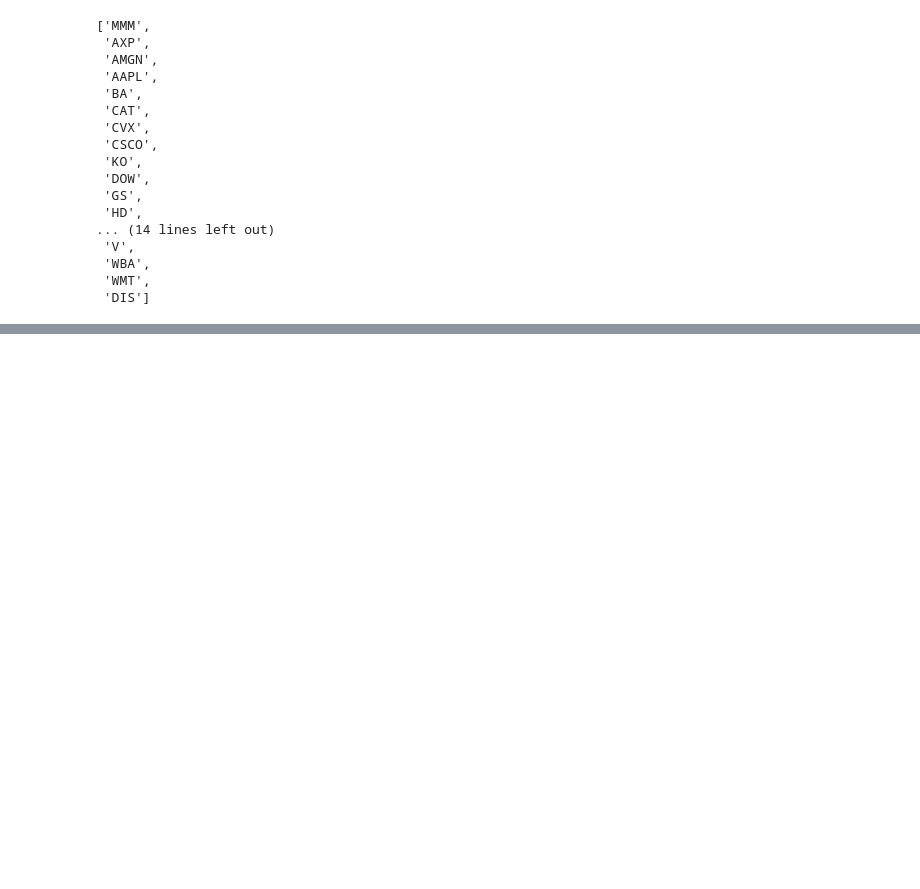
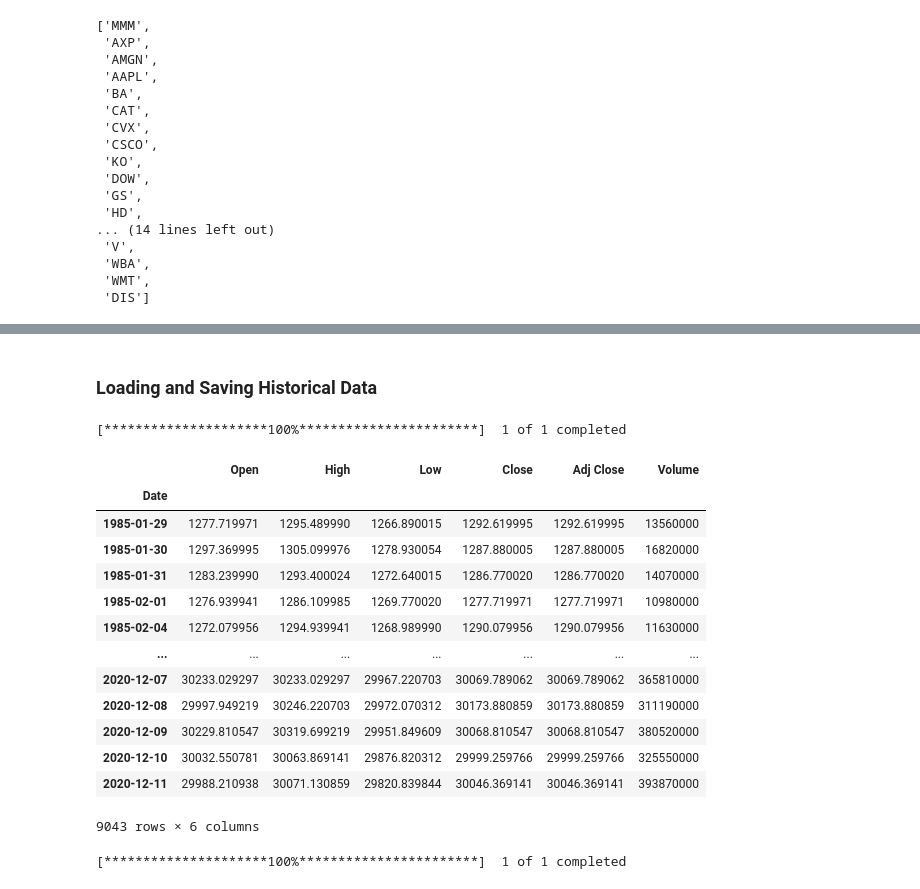
Before and after one commit to HunterKane/Project-9-Web-scraping-API-Wrappers, a Jupyter notebook: Web Scraping & API Wrapping .ipynb, the cells around one changed output, grey strips where cells are left out. Drawn from its saved outputs; the diff is of its cells as text; code cells hidden in the pictures; blank space fills up the shorter version.

```diff
--- a/Web Scraping & API Wrapping .ipynb
+++ b/Web Scraping & API Wrapping .ipynb
@@ -221,0 +230,2 @@ const.to_csv("const_csv", index = False)
+# %% [markdown]
+### Loading and Saving Historical Data
@@ -221,0 +236,24 @@ const.to_csv("const_csv", index = False)
+# %%
+#Donwload yfinance data for Dow Jones
+yf.download("^DJI")
+# %% [output]
+[*********************100%***********************]  1 of 1 completed
+|  | Open | High | Low | Close | Adj Close | Volume |
+| Date |  |  |  |  |  |  |
+| 1985-01-29 | 1277.719971 | 1295.489990 | 1266.890015 | 1292.619995 | 1292.619995 | 13560000 |
+| 1985-01-30 | 1297.369995 | 1305.099976 | 1278.930054 | 1287.880005 | 1287.880005 | 16820000 |
+| 1985-01-31 | 1283.239990 | 1293.400024 | 1272.640015 | 1286.770020 | 1286.770020 | 14070000 |
+| 1985-02-01 | 1276.939941 | 1286.109985 | 1269.770020 | 1277.719971 | 1277.719971 | 10980000 |
+| 1985-02-04 | 1272.079956 | 1294.939941 | 1268.989990 | 1290.079956 | 1290.079956 | 11630000 |
+| ... | ... | ... | ... | ... | ... | ... |
+| 2020-12-07 | 30233.029297 | 30233.029297 | 29967.220703 | 30069.789062 | 30069.789062 | 365810000 |
+| 2020-12-08 | 29997.949219 | 30246.220703 | 29972.070312 | 30173.880859 | 30173.880859 | 311190000 |
+| 2020-12-09 | 30229.810547 | 30319.699219 | 29951.849609 | 30068.810547 | 30068.810547 | 380520000 |
+| 2020-12-10 | 30032.550781 | 30063.869141 | 29876.820312 | 29999.259766 | 29999.259766 | 325550000 |
+| 2020-12-11 | 29988.210938 | 30071.130859 | 29820.839844 | 30046.369141 | 30046.369141 | 393870000 |
+9043 rows × 6 columns
+# %%
+#Filter dates
+dji = yf.download("^DJI", start = "2007-01-01", end = "2020-03-31")
+# %% [output]
+[*********************100%***********************]  1 of 1 completed
```
Also changed, not shown: parts of 17 cells of this notebook.
